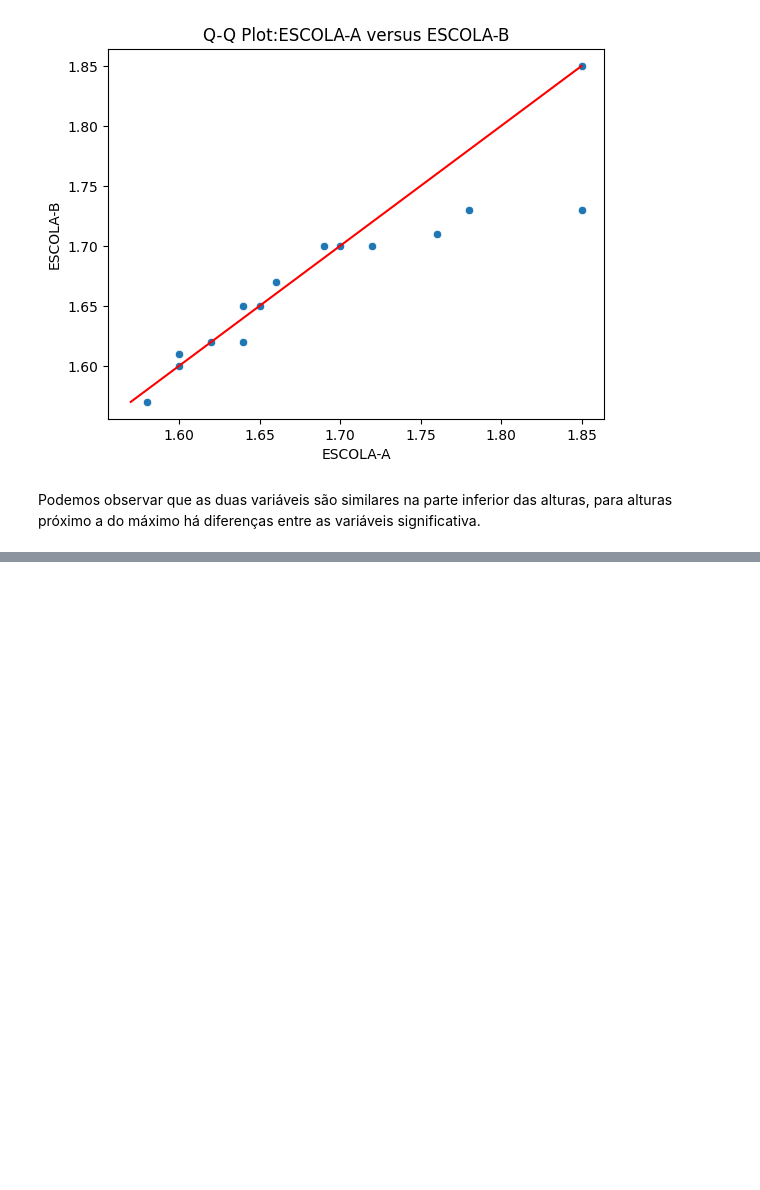
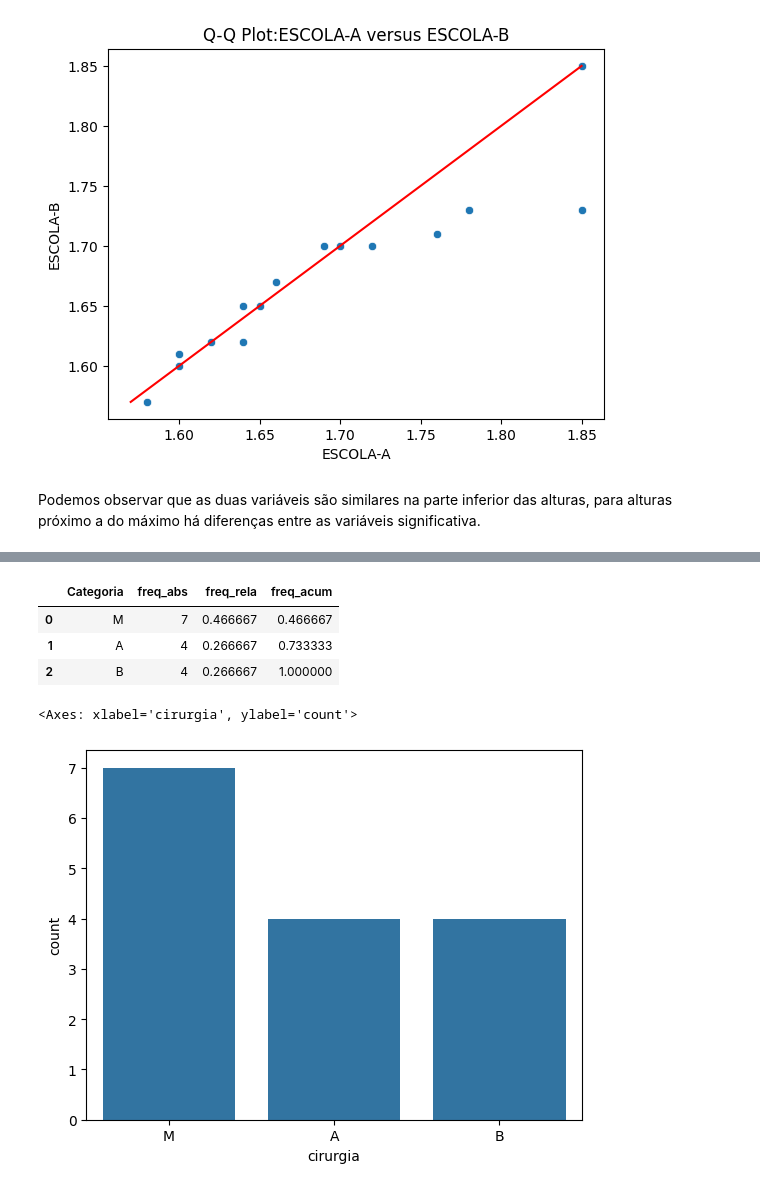
Before and after one commit to sabinorsp/nocoes_de_probabilidade_e_estatistica, a Jupyter notebook: capitulo-1.ipynb, the cells around one changed output, grey strips where cells are left out. Cells and saved outputs as stored; diff of their text form; code cells hidden in the pictures; blank space fills up the shorter version.

```diff
--- a/capitulo-1.ipynb
+++ b/capitulo-1.ipynb
@@ -417,0 +494,14 @@ e. Grau de satisfação da população brasileira com relação ao trabalho de s
+# %%
+# Variável Cirugia tabela frequencia:
+tabela_frequencia(df_exercicio2,'cirurgia', calcular_acumulada=True)
+# %% [output]
+|  | Categoria | freq_abs | freq_rela | freq_acum |
+| 0 | M | 7 | 0.466667 | 0.466667 |
+| 1 | A | 4 | 0.266667 | 0.733333 |
+| 2 | B | 4 | 0.266667 | 1.000000 |
+# %%
+# Plot gráfico barras para variável sequela:
+sns.barplot(df_exercicio2.cirurgia.value_counts())
+# %% [output]
+<Axes: xlabel='cirurgia', ylabel='count'>
+[figure, added]
```
Also changed, not shown: parts of 16 cells of this notebook.
